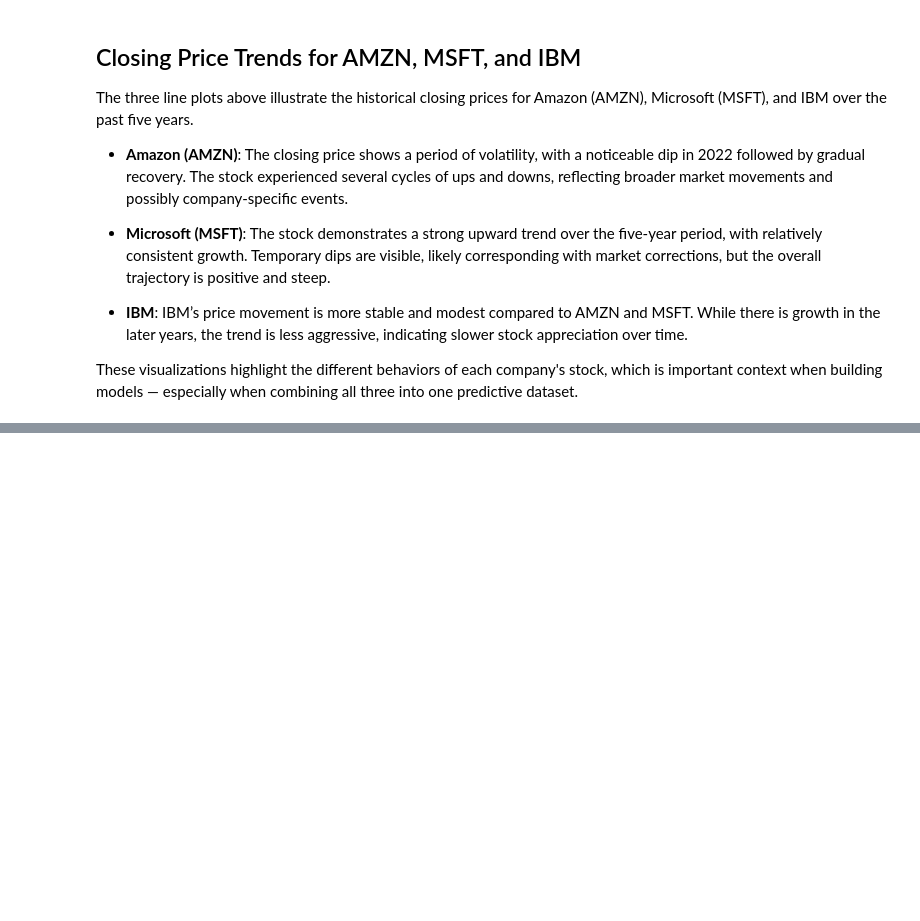
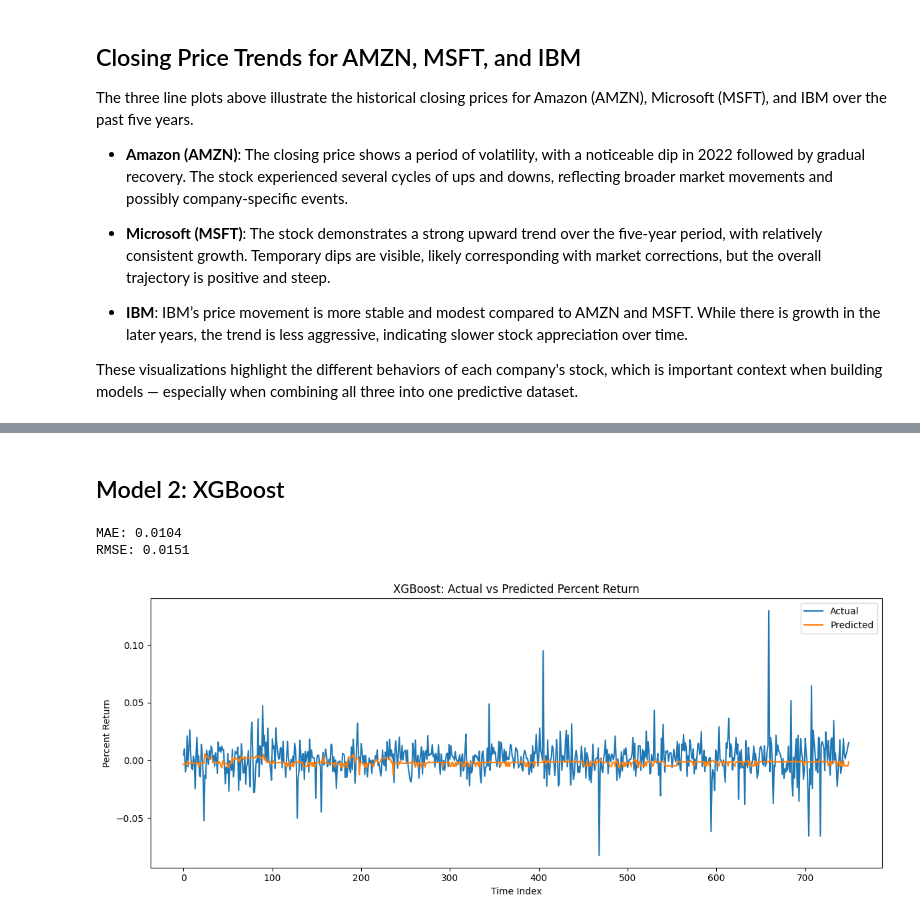
Before and after one commit to dberry002/Stock-Price-Forecasting, a Jupyter notebook: data/Stock-Forecasting.ipynb, the cells around one changed output, grey strips where cells are left out. Cells and saved outputs as stored; diff of their text form; code cells hidden in the pictures; blank space fills up the shorter version.

```diff
--- a/data/Stock-Forecasting.ipynb
+++ b/data/Stock-Forecasting.ipynb
@@ -369,0 +365,44 @@ plt.show()
+# %% [markdown]
+## Model 2: XGBoost
+# %%
+# Preparing the data
+features = ['Close', 'Volume', 'Lag_Close_1', 'MA_7']
+target = 'Target_Return'
+
+model_df = combined_df[features + [target]].dropna()
+X = model_df[features]
+y = model_df[target]
+
+# Using same train and test split
+X_train, X_test, y_train, y_test = train_test_split(
+    X, y, test_size=0.2, shuffle=False
+)
+
+# Initialize the XGB model and set the training and testing data
+xgb_model = XGBRegressor(n_estimators=100, learning_rate=0.1, max_depth=3, random_state=42)
+xgb_model.fit(X_train, y_train)
+
+# Making the predicitons based on the X testing data
+y_pred = xgb_model.predict(X_test)
+
+# Performance metrics that we used in the original model as well to make comparisons
+mae = mean_absolute_error(y_test, y_pred)
+rmse = np.sqrt(mean_squared_error(y_test, y_pred))
+
+print(f"MAE: {mae:.4f}")
+print(f"RMSE: {rmse:.4f}")
+
+# Visual to see the predicted verse actual
+plt.figure(figsize=(12, 5))
+plt.plot(y_test.values, label='Actual')
+plt.plot(y_pred, label='Predicted')
+plt.title('XGBoost: Actual vs Predicted Percent Return')
+plt.xlabel('Time Index')
+plt.ylabel('Percent Return')
+plt.legend()
+plt.tight_layout()
+plt.show()
+# %% [output]
+MAE: 0.0104
+RMSE: 0.0151
+[figure, added]
```
Also changed, not shown: parts of 34 cells of this notebook, 4 other files.
